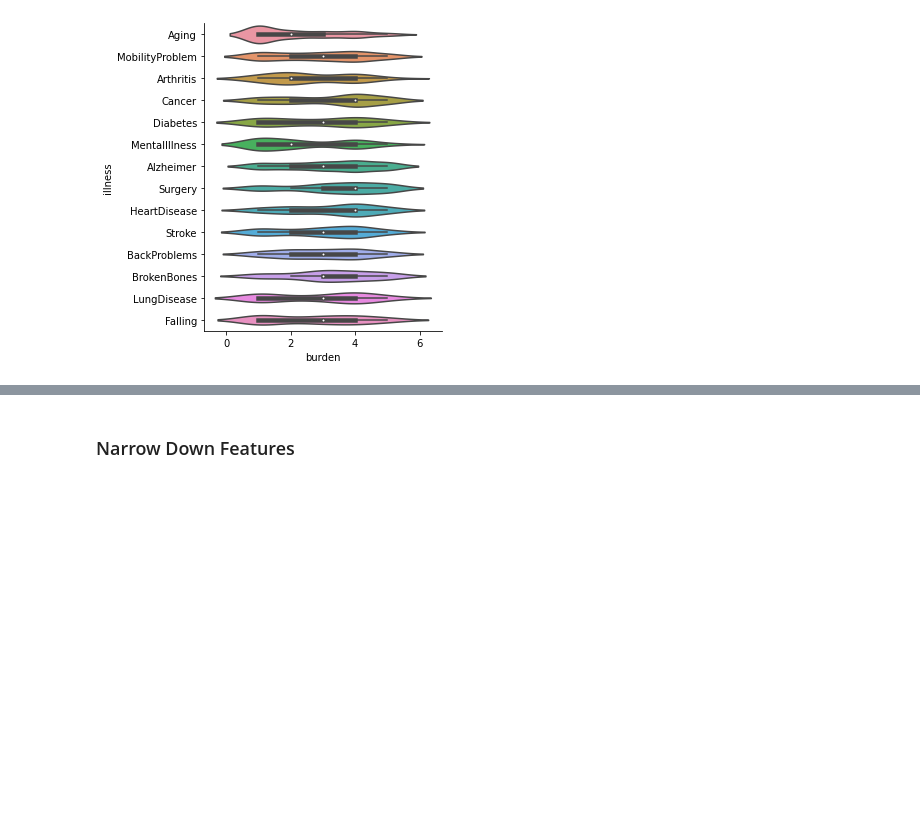
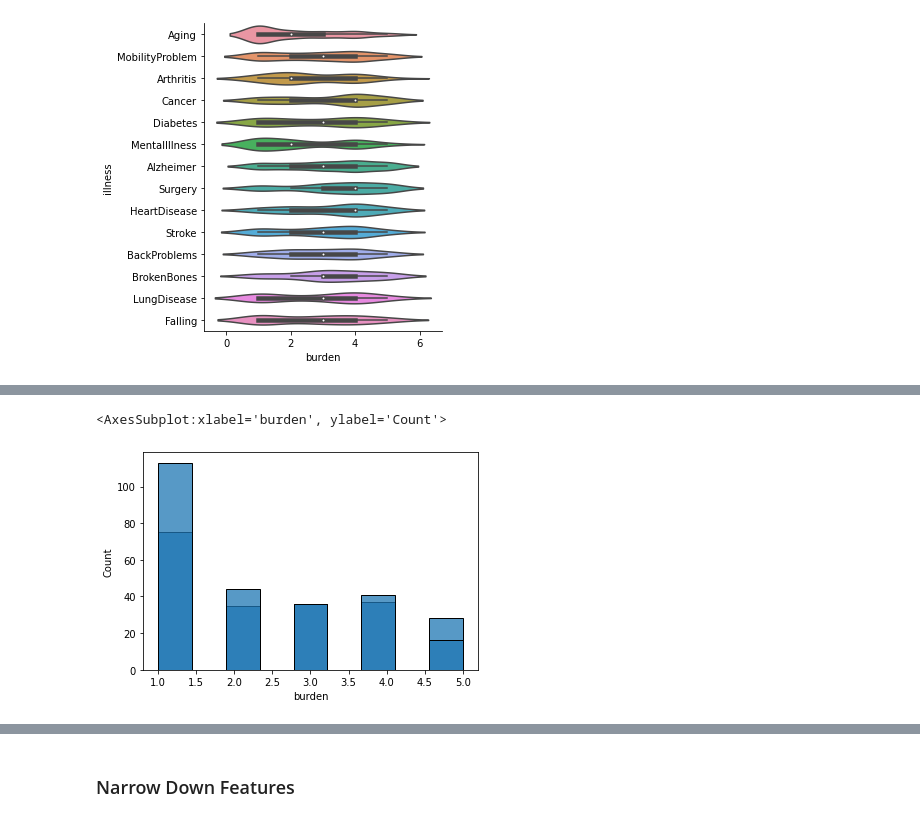
Before and after one commit to woonsupkim/BurdenofCare, a Jupyter notebook: burden.ipynb, the cells around one changed output, grey strips where cells are left out. Drawn from its saved outputs; the diff is of its cells as text; code cells hidden in the pictures; blank space fills up the shorter version.

```diff
--- a/burden.ipynb
+++ b/burden.ipynb
@@ -327,0 +358,7 @@ sns.catplot(x="burden", y="illness",
+# %%
+sns.histplot(x="burden", data=data_2015[data_2015['illness'] == 'Aging'])
+sns.histplot(x="burden", data=data_2020[data_2020['illness'] == 'Aging'])
+#sns.catplot(x="burden", y="adls", kind="violin", data=data_2020[data_2020['illness'] == 'Aging'])
+# %% [output]
+<AxesSubplot:xlabel='burden', ylabel='Count'>
+[figure, added]
```
Also changed, not shown: parts of 9 cells of this notebook.
